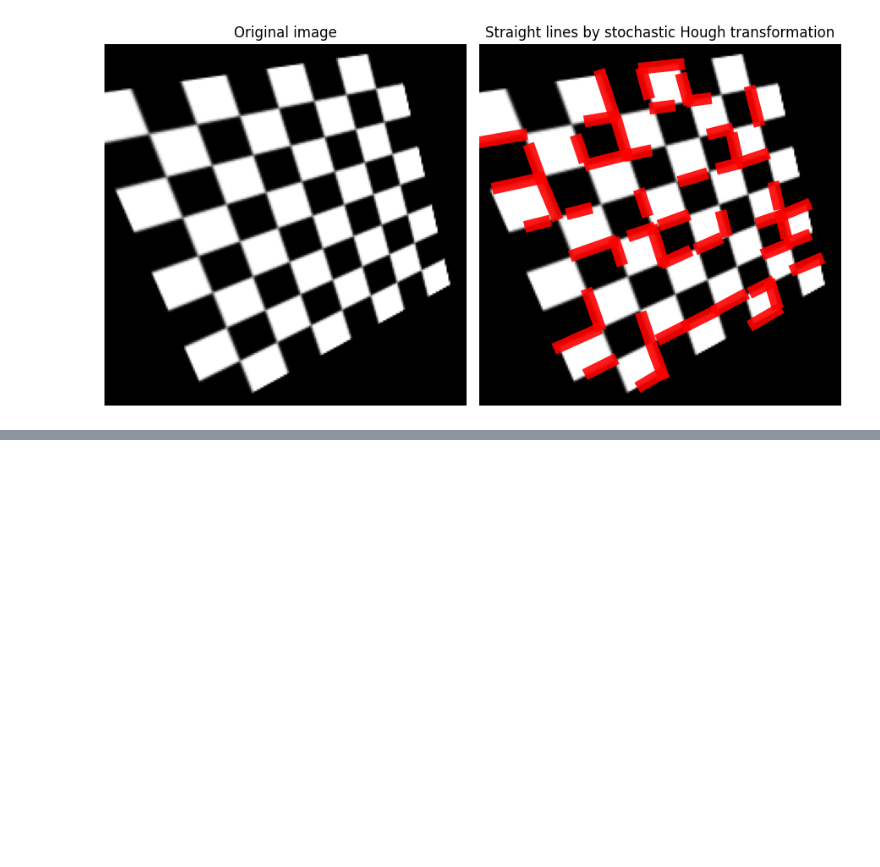
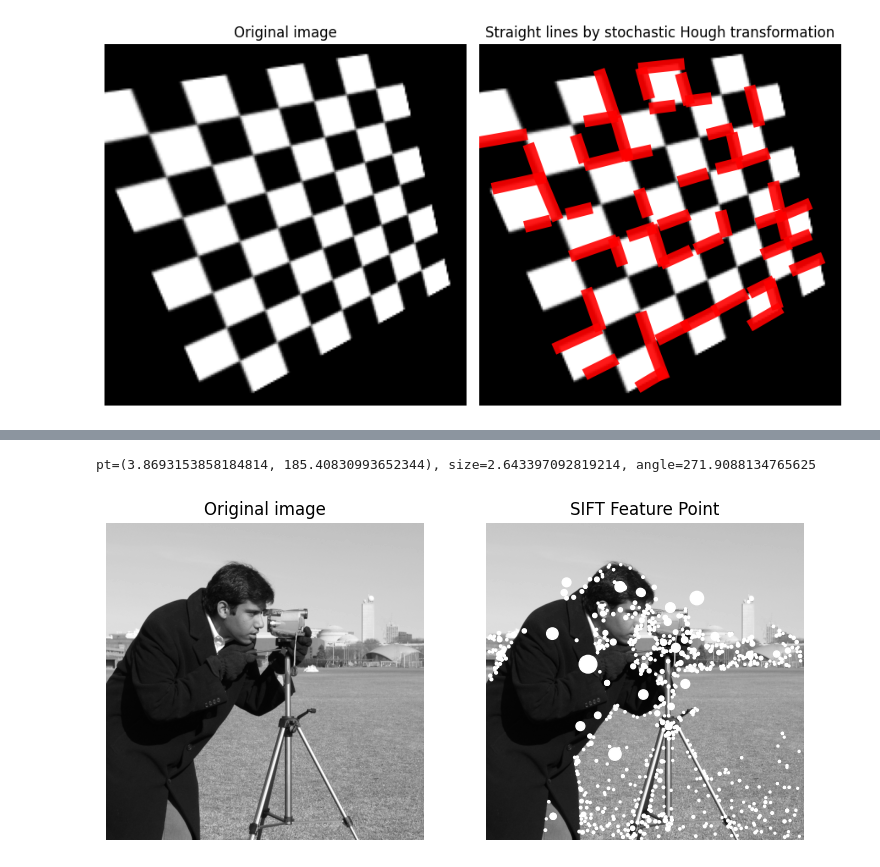
Before and after one commit to zave7/computer-vision, a Jupyter notebook: opencv/feature-extraction.ipynb, the cells around one changed output, grey strips where cells are left out. Cells and saved outputs as stored; diff of their text form; code cells hidden in the pictures; blank space fills up the shorter version.

```diff
--- a/opencv/feature-extraction.ipynb
+++ b/opencv/feature-extraction.ipynb
@@ -187,0 +233,55 @@ plt.show()
+# %%
+from skimage.data import camera
+
+img = camera()
+
+rows, cols = img.shape
+H = cv2.getRotationMatrix2D((cols/2, rows/2), 90, 0.7)
+img_rotated = cv2.warpAffine(img, H, (cols, rows))
+sift = cv2.SIFT_create() # cv2.xfeatures2d.SIFT_create() 는 deprecated 되었다. 대신 cv2.SIFT_create() 사용
+kps, des = sift.detectAndCompute(img, None)
+kps_r, des_r = sift.detectAndCompute(img_rotated, None)
+kp0 = kps[0]
+
+print(f"pt=({kp0.pt[0]}, {kp0.pt[1]}), size={kp0.size}, angle={kp0.angle}")
+# %% [output]
+pt=(3.8693153858184814, 185.40830993652344), size=2.643397092819214, angle=271.9088134765625
+# %%
+bf = cv2.BFMatcher_create()
+matches = bf.knnMatch(des, des_r, k=2)
+
+good = []
+for m, n in matches:
+    if m.distance < 0.4 * n.distance:
+        good.append([m])
+
+np.random.shuffle(good)
+image_match = cv2.drawMatchesKnn(
+    img1=img,
+    keypoints1=kps,
+    img2=img_rotated,
+    keypoints2=kps_r,
+    matches1to2=good[:10],
+    flags=2,
+    outImg=img
+)
+
+pts_x = [kp.pt[0] for kp in kps]
+pts_y = [kp.pt[1] for kp in kps]
+pts_s = [kp.size for kp in kps]
+
+plt.figure(figsize=(9, 7))
+
+plt.subplot(1, 2, 1)
+plt.title("Original image")
+plt.imshow(img, cmap="gray")
+plt.axis("off")
+
+plt.subplot(1, 2, 2)
+plt.imshow(img, cmap="gray")
+plt.title("SIFT Feature Point")
+plt.axis("off")
+plt.scatter(pts_x, pts_y, s=pts_s, c="w")
+plt.show()
+# %% [output]
+[figure, added]
```
Also changed, not shown: parts of 6 cells of this notebook.
